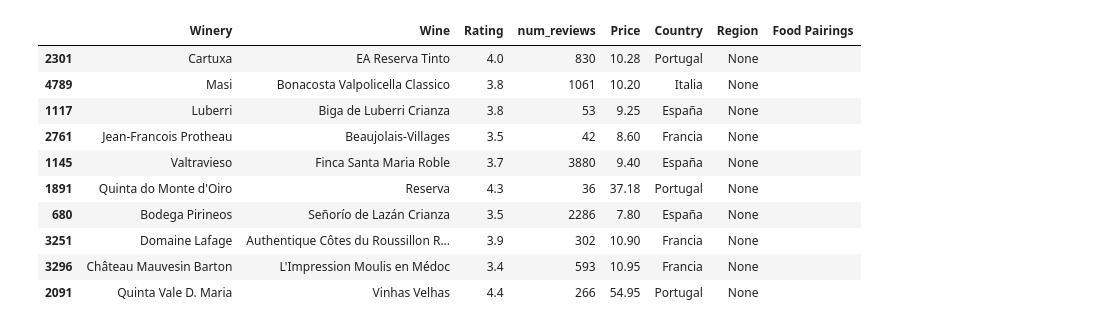
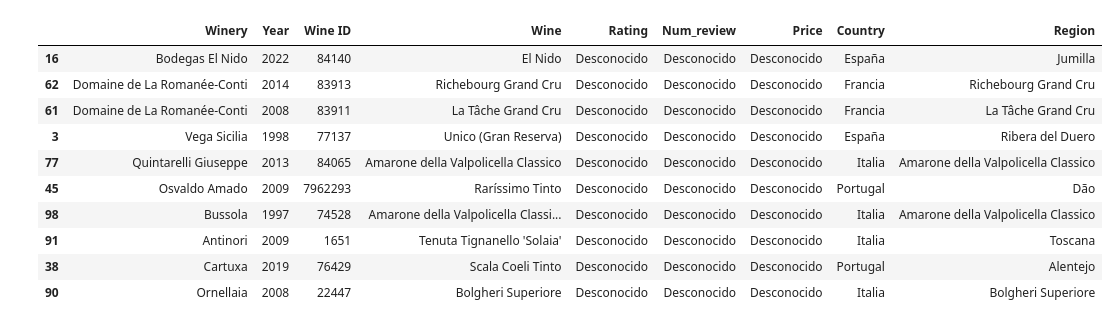
Before and after one commit to Yolanda-Ser/project-da-promo-k-modulo-4-team-1-, a Jupyter notebook: datos_vinos.ipynb, the cells around one changed output. Cells and saved outputs as stored; diff of their text form; code cells hidden in the pictures.

```diff
--- a/datos_vinos.ipynb
+++ b/datos_vinos.ipynb
@@ -180,14 +237,14 @@ Procesando página 11 para España...
 # %%
-dataframe.sample(10)
+df_nuevo.sample(10)
 # %% [output]
-|  | Winery | Wine | Rating | num_reviews | Price | Country | Region | Food Pairings |
-| 2301 | Cartuxa | EA Reserva Tinto | 4.0 | 830 | 10.28 | Portugal | None |  |
-| 4789 | Masi | Bonacosta Valpolicella Classico | 3.8 | 1061 | 10.20 | Italia | None |  |
-| 1117 | Luberri | Biga de Luberri Crianza | 3.8 | 53 | 9.25 | España | None |  |
-| 2761 | Jean-Francois Protheau | Beaujolais-Villages | 3.5 | 42 | 8.60 | Francia | None |  |
-| 1145 | Valtravieso | Finca Santa Maria Roble | 3.7 | 3880 | 9.40 | España | None |  |
-| 1891 | Quinta do Monte d'Oiro | Reserva | 4.3 | 36 | 37.18 | Portugal | None |  |
-| 680 | Bodega Pirineos | Señorío de Lazán Crianza | 3.5 | 2286 | 7.80 | España | None |  |
-| 3251 | Domaine Lafage | Authentique Côtes du Roussillon R... | 3.9 | 302 | 10.90 | Francia | None |  |
-| 3296 | Château Mauvesin Barton | L'Impression Moulis en Médoc | 3.4 | 593 | 10.95 | Francia | None |  |
-| 2091 | Quinta Vale D. Maria | Vinhas Velhas | 4.4 | 266 | 54.95 | Portugal | None |  |
+|  | Winery | Year | Wine ID | Wine | Rating | Num_review | Price | Country | Region |
+| 16 | Bodegas El Nido | 2022 | 84140 | El Nido | Desconocido | Desconocido | Desconocido | España | Jumilla |
+| 62 | Domaine de La Romanée-Conti | 2014 | 83913 | Richebourg Grand Cru | Desconocido | Desconocido | Desconocido | Francia | Richebourg Grand Cru |
+| 61 | Domaine de La Romanée-Conti | 2008 | 83911 | La Tâche Grand Cru | Desconocido | Desconocido | Desconocido | Francia | La Tâche Grand Cru |
+| 3 | Vega Sicilia | 1998 | 77137 | Unico (Gran Reserva) | Desconocido | Desconocido | Desconocido | España | Ribera del Duero |
+| 77 | Quintarelli Giuseppe | 2013 | 84065 | Amarone della Valpolicella Classico | Desconocido | Desconocido | Desconocido | Italia | Amarone della Valpolicella Classico |
+| 45 | Osvaldo Amado | 2009 | 7962293 | Raríssimo Tinto | Desconocido | Desconocido | Desconocido | Portugal | Dão |
+| 98 | Bussola | 1997 | 74528 | Amarone della Valpolicella Classi... | Desconocido | Desconocido | Desconocido | Italia | Amarone della Valpolicella Classico |
+| 91 | Antinori | 2009 | 1651 | Tenuta Tignanello 'Solaia' | Desconocido | Desconocido | Desconocido | Italia | Toscana |
+| 38 | Cartuxa | 2019 | 76429 | Scala Coeli Tinto | Desconocido | Desconocido | Desconocido | Portugal | Alentejo |
+| 90 | Ornellaia | 2008 | 22447 | Bolgheri Superiore | Desconocido | Desconocido | Desconocido | Italia | Bolgheri Superiore |
```
Also changed, not shown: parts of 18 cells of this notebook, 7 other files.
